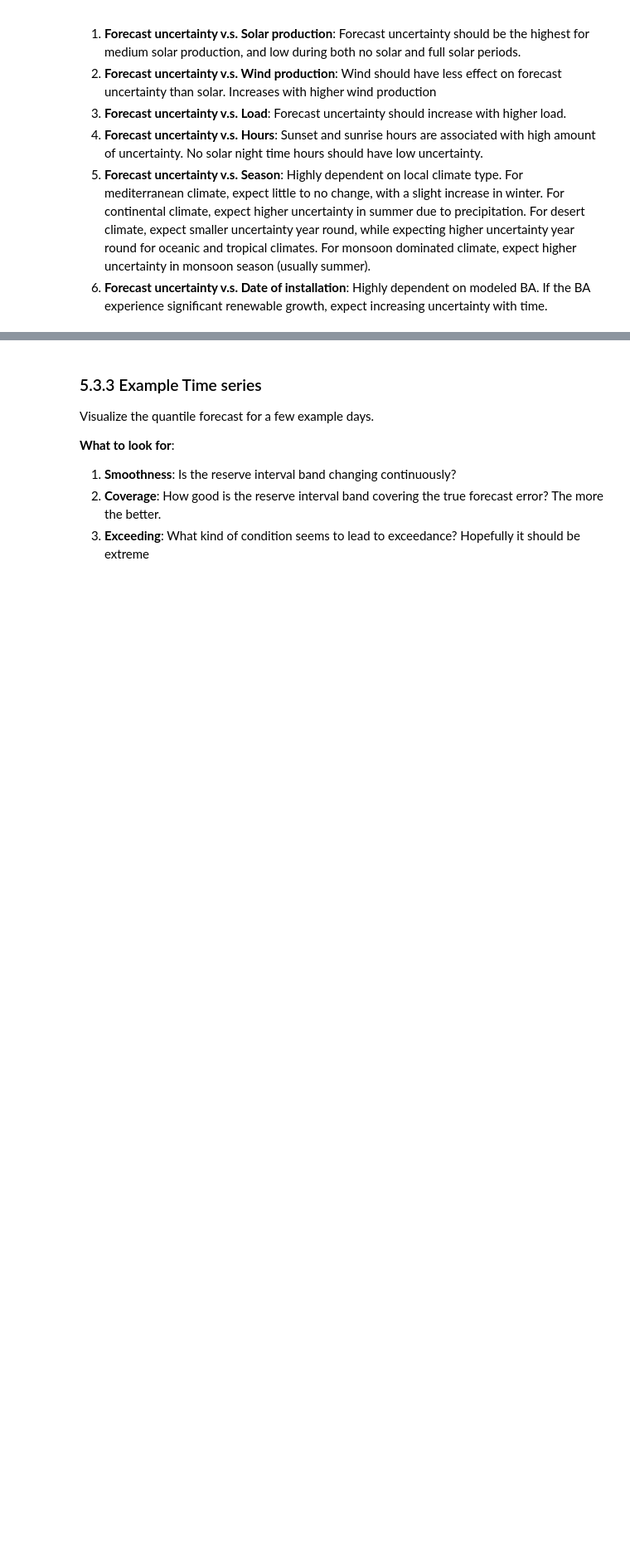
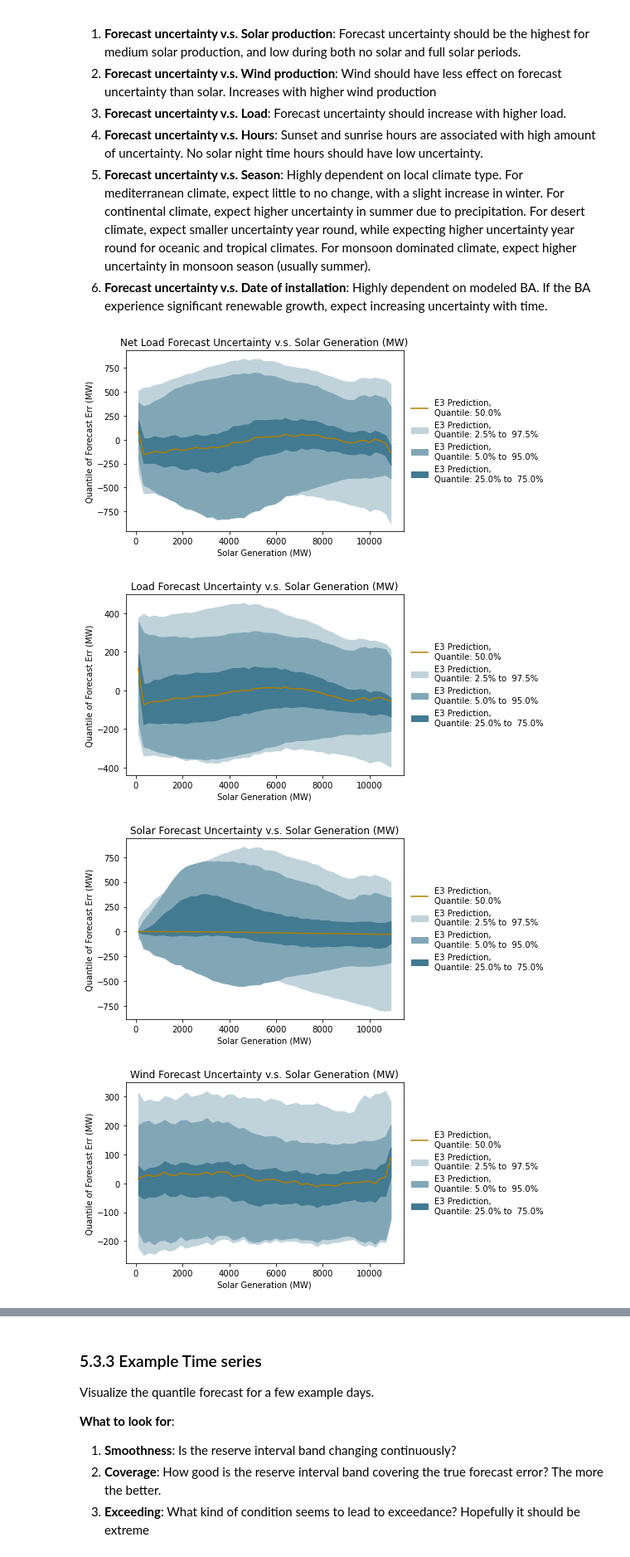
Before and after one commit to e3-/RESERVE-Public, a Jupyter notebook: code/rescue.ipynb, the cells around one changed output, grey strips where cells are left out. Shown at 83% size. Saved outputs shown, nothing was run; the diff lists cells and outputs as text; code cells hidden in the pictures; blank space fills up the shorter version.

```diff
--- a/code/rescue.ipynb
+++ b/code/rescue.ipynb
@@ -146,8 +136,8 @@ dir_str = utility.Dir_Structure(model_name = model_name)
 input_trainval = pd.read_pickle(dir_str.input_trainval_path)
 output_trainval = pd.read_pickle(dir_str.output_trainval_path)
 
-n_samples = input_trainval.shape[0]
-n_outputs = output_trainval.shape[1]
+num_samples = input_trainval.shape[0]
+num_outputs = output_trainval.shape[1]
 
 # Use cross validation script to conduct intra-day consecutive trainval splitting. The number of folds is
 # determined by num_cv_folds. The data of the same day would not end up separately in training and validation
@@ -343,8 +333,8 @@ for tau in PI_percentiles:
 
         # Using tf.data API to batch and shuffle the dataset. For shuffling, the buffer size should be bigger than the total
         # sample count. Or else only the first buffle size of samples would be shuffled
-        train_ds = tf.data.Dataset.from_tensor_slices((input_train, output_train)).shuffle(buffer_size= n_samples).batch(batch_size)
-        val_ds = tf.data.Dataset.from_tensor_slices((input_val, output_val)).shuffle(buffer_size = n_samples).batch(batch_size)
+        train_ds = tf.data.Dataset.from_tensor_slices((input_train, output_train)).shuffle(buffer_size= num_samples).batch(batch_size)
+        val_ds = tf.data.Dataset.from_tensor_slices((input_val, output_val)).shuffle(buffer_size = num_samples).batch(batch_size)
 
         # Make a fresh clone of the rescue model for the specific quantile and fold
         rescue_model_set[(tau, fold_idx)] = tf.keras.models.clone_model(rescue_model)
@@ -482,52 +558,40 @@ Visualize the forecast bias and uncertainty's change w.r.t to different input fe
 6. **Forecast uncertainty v.s. Date of installation**: Highly dependent on modeled BA. If the BA experience significant renewable growth, expect increasing uncertainty with time.
 # %%
 # Demonstrate the change in forecast uncertainty with respect to Solar, wind and load
-for feature, label in label_to_feature_map.items():
+for feature, feature_label in label_to_feature_map.items():
     # if looking at Hour and Month, binning is derived from index
-    if label == "Hour":
+    if feature_label == "Hour":
         feature_discretized = pred_trainval.index.hour
-    elif label == 'Month':
+    elif feature_label == 'Month':
         feature_discretized = pred_trainval.index.month
     else:
         # else the label is derived from dicretizing a continuous input
         feature_discretized = diagnostics.discretize_input(input_trainval[feature])
-        if label == 'Date of Observation':
+        if feature_label == 'Date of Observation':
             # for 'Date of Observation', we add the starting date so it shows up as a historical data
             feature_discretized = (pd.Timestamp(input_trainval.index[0].date())
                                    + feature_discretized.astype('int')*pd.Timedelta('1D'))
 
     # Plotting the uncertainty (of each model output) and bias for each feature bin
     for response, response_label in label_to_response_map.items():
-        pred_trainval_for_current_response = pred_trainval_diag.xs(key = response, axis = 1, level = 'Output_Name')
-        # Feed in actual RTPD reserves to overlay on net load graphs
-        if response_label == "Net Load":
-            histogram_rtpd_res_data = histogram_rtpd_reserves
-            quant_reg_rtpd_res_data = quant_reg_rtpd_reserves
-        else:
-            histogram_rtpd_res_data = None
-            quant_reg_rtpd_res_data = None
-        # Feed in actual inputs and outputs for current selection of feature and response to be overlaid on top of
-        # graph showing forecast error uncertainty
-        trainval_inputs_current_feature = input_trainval_diag[feature]
-        trainval_outputs_current_response = output_trainval_diag[response]
+        pred_trainval_for_current_response = pred_trainval.xs(key = response, axis = 1, level = 'Output_Name')
+
         # Feed in response type to determine sign convention while plotting
         response_type = response_type_map[response]
         # Make plot with chosen specifications
         fig, axarr = diagnostics.plot_uncertainty_groupedby_feature(pred_trainval_for_current_response, feature_discretized,
-                                                                label_to_feature_map[feature], response_label,
-                                                                response_type,
-                                                                trainval_inputs_current_feature,
-                                                                trainval_outputs_current_response,
-                                                                histogram_rtpd_res_data,
-                                                                quant_reg_rtpd_res_data,
-                                                                hist_data_quantiles)
+                                                                    feature_label, response_label)
 
         # Special formatting of the x axis when we are using date observation
-        if label == 'Date of Observation':
+        if feature_label == 'Date of Observation':
             fig.autofmt_xdate()
 
-        # Save fig if user so desires
-        if save_fig_flag:
-            fig_file_name = "{}_vs_{}_year_{}_mth_{}.svg".format(response_label, label,
-                                                                 str(diagnostics_for_year), str(diagnostics_for_month))
-            fig.savefig(os.path.join(dir_str.plots_dir, fig_file_name), dpi = default_dpi)
+        # Save fig
+        fig.savefig(os.path.join(dir_str.plots_dir, "{}_vs_{}.svg".format(response_label, feature_label)), bbox_inches = 'tight')
+        plt.show(fig)
+        plt.close(fig)
+# %% [output]
+[figure, added]
+[figure, added]
+[figure, added]
+[figure, added]
```
Also changed, not shown: parts of 26 cells of this notebook, 2 other files.
